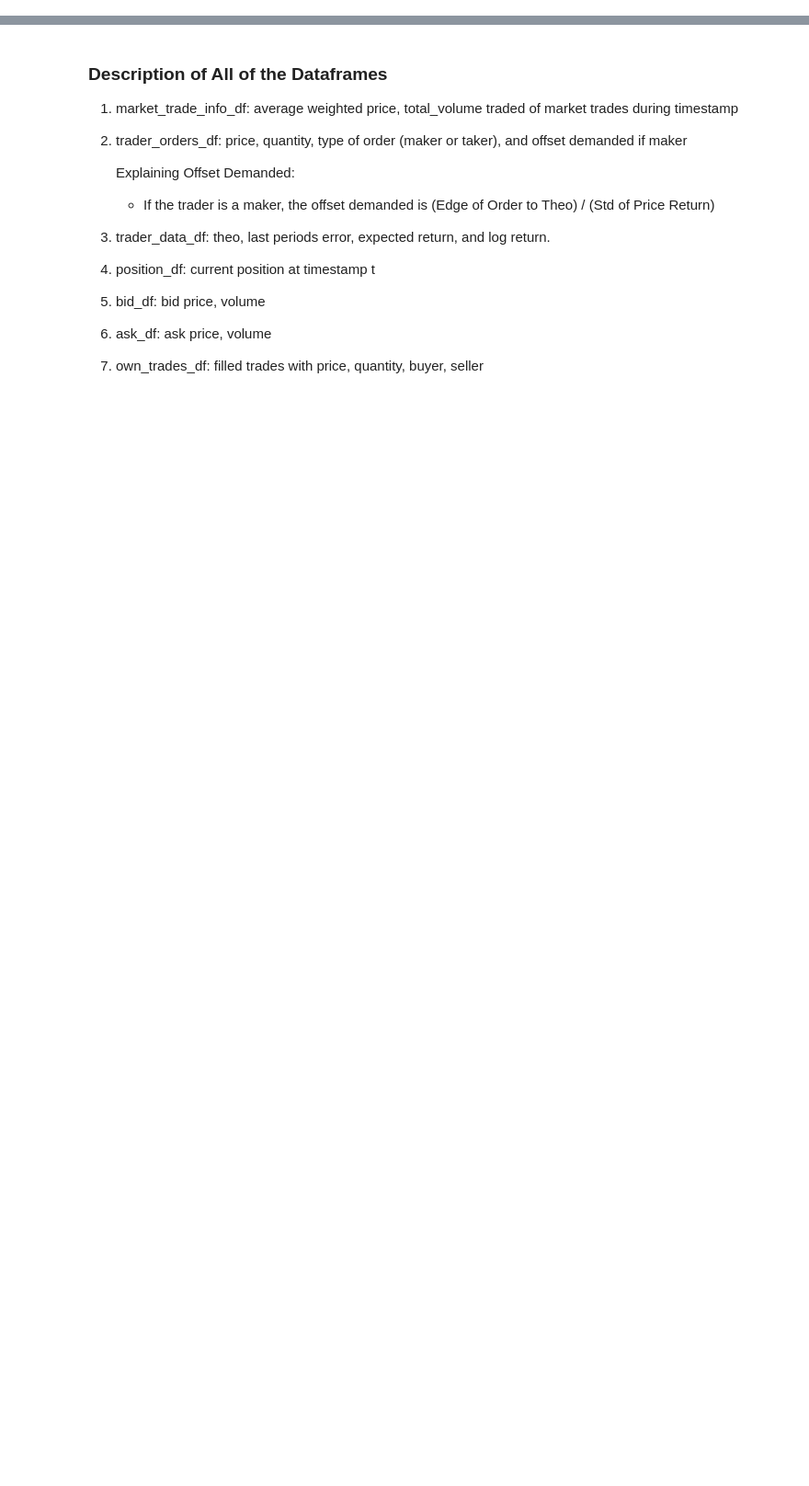
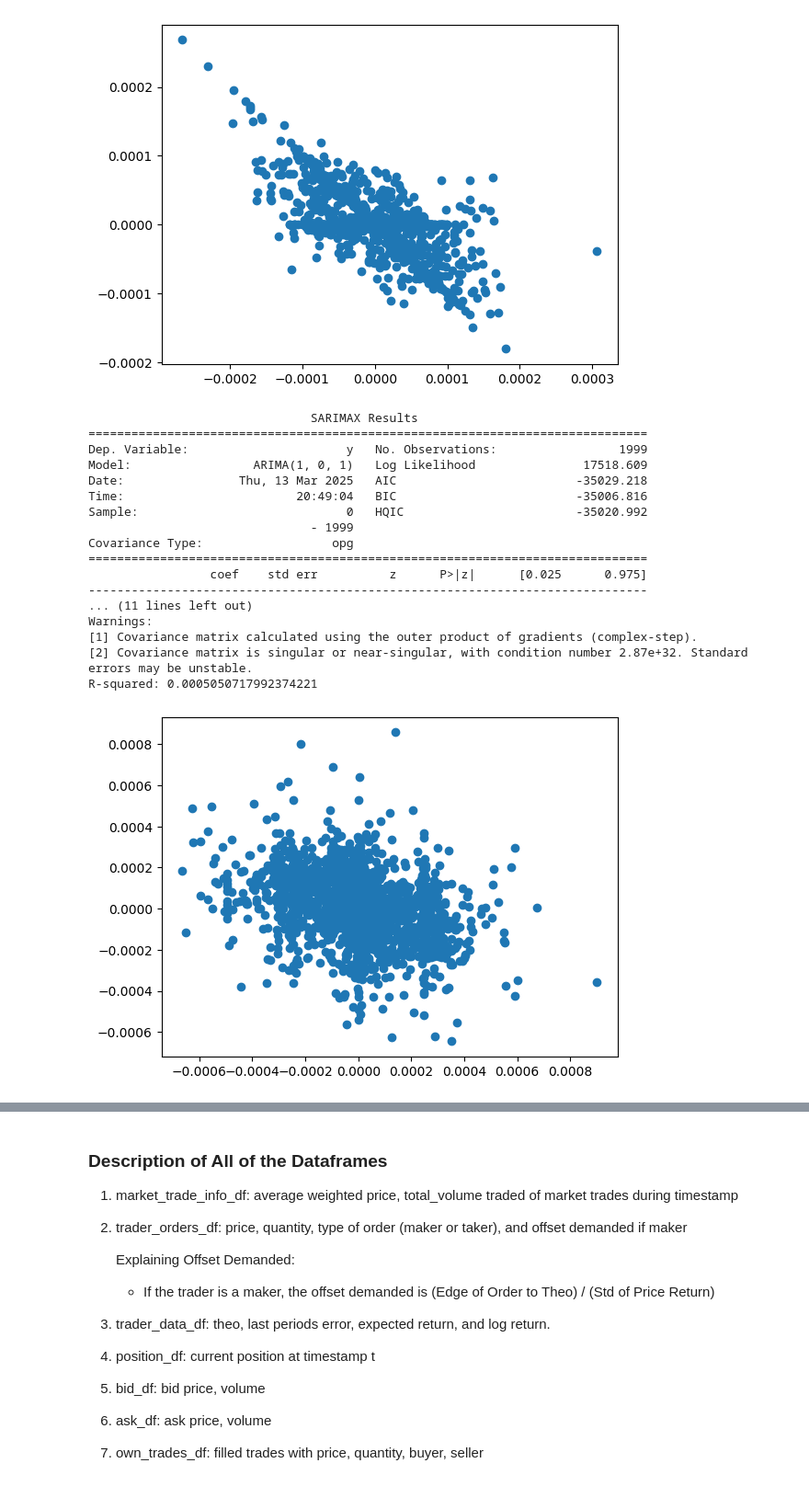
Before and after one commit to Keshav-Shah/IMC-Prosperity-2025-Rice, a Jupyter notebook: trade_data_analysis.ipynb, the cells around one changed output, grey strips where cells are left out. Shown: that part at 92% size. Cells and saved outputs as stored; diff of their text form; code cells hidden in the pictures; blank space fills up the shorter version.

```diff
--- a/trade_data_analysis.ipynb
+++ b/trade_data_analysis.ipynb
@@ -9,0 +23,2 @@ import statsmodels.api as sm
+# %%
+for product in cleaned_theos.keys():
@@ -9,0 +68,62 @@ import statsmodels.api as sm
+# %%
+arima_betas = {}
+arima_signal_return_correlation = {}
+
+for product in cleaned_theos.keys():
+
+    X, y = har_all_features(cleaned_theos[product]['theo_price'].pct_change().fillna(0), lags=[i for i in range(1, 2)], window_y=1)
+
+    return_mtm = (cleaned_theos[product]['imc_theo'].shift(-1) / cleaned_theos[product]['theo_price']) - 1
+
+    y = return_mtm[:-1].fillna(0)
+    plt.scatter(X, y)#.shift(1))
+    plt.show()
+
+    if product == 'RAINFOREST_RESIN':
+        model1 = ARIMA(y, order=(1, 0, 1))
+    else:
+        model1 = ARIMA(y, order=(0, 0, 1))
+
+    result1 = model1.fit()
+    print(result1.summary())
+    # After fitting your model
+    y_pred = result1.predict()
+    y_mean = y.mean()
+    ss_total = sum((y - y_mean) ** 2)
+    ss_residual = sum(result1.resid ** 2)
+    r_squared = 1 - (ss_residual / ss_total)
+    print(f"R-squared: {r_squared}")
+
+
+    ar_params = np.array(result1.arparams)
+    if hasattr(result1, 'maparams'):
+        ma_params = np.array(result1.maparams)
+    else:
+        ma_params = np.array([])
+
+    arima_betas[product] = (ar_params, ma_params)
+
+    arima_signal_return_correlation[product] = r_squared ** 0.5
+
+print(arima_betas)
+print(arima_signal_return_correlation)
+# %% [output]
+[figure, added]
+                               SARIMAX Results
+==============================================================================
+Dep. Variable:                      y   No. Observations:                 1999
+Model:                 ARIMA(1, 0, 1)   Log Likelihood               17518.609
+Date:                Thu, 13 Mar 2025   AIC                         -35029.218
+Time:                        20:49:04   BIC                         -35006.816
+Sample:                             0   HQIC                        -35020.992
+                               - 1999
+Covariance Type:                  opg
+==============================================================================
+                 coef    std err          z      P>|z|      [0.025      0.975]
+------------------------------------------------------------------------------
+... (11 lines left out)
+Warnings:
+[1] Covariance matrix calculated using the outer product of gradients (complex-step).
+[2] Covariance matrix is singular or near-singular, with condition number 2.87e+32. Standard errors may be unstable.
+R-squared: 0.0005050717992374221
+[figure, added]
```
Also changed, not shown: parts of 45 cells of this notebook, 2 other files.
